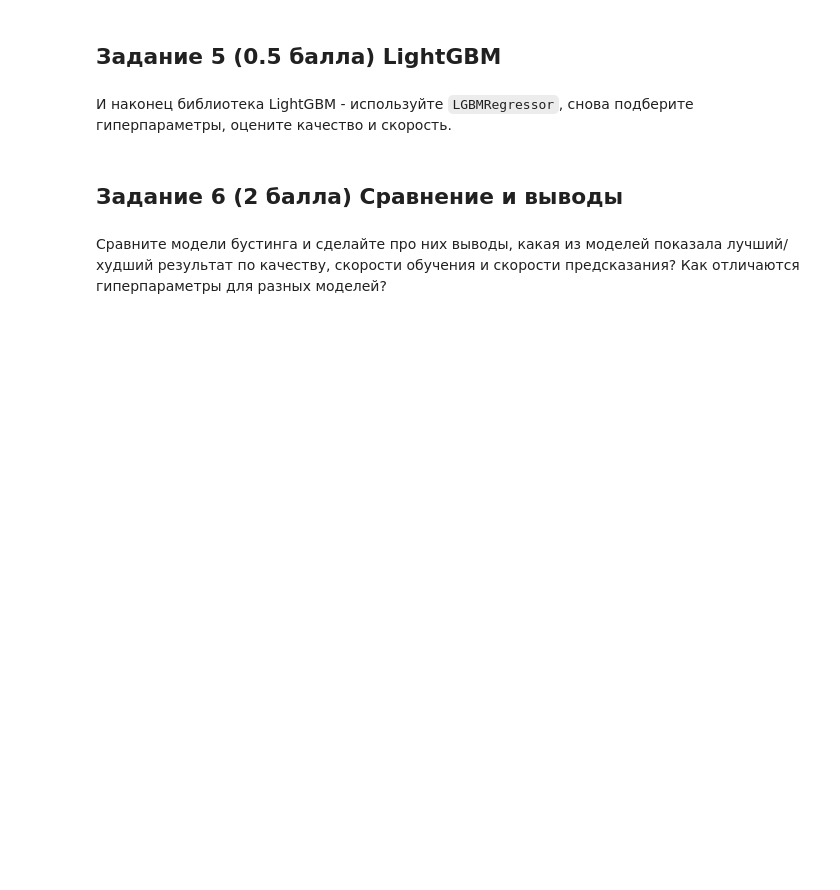
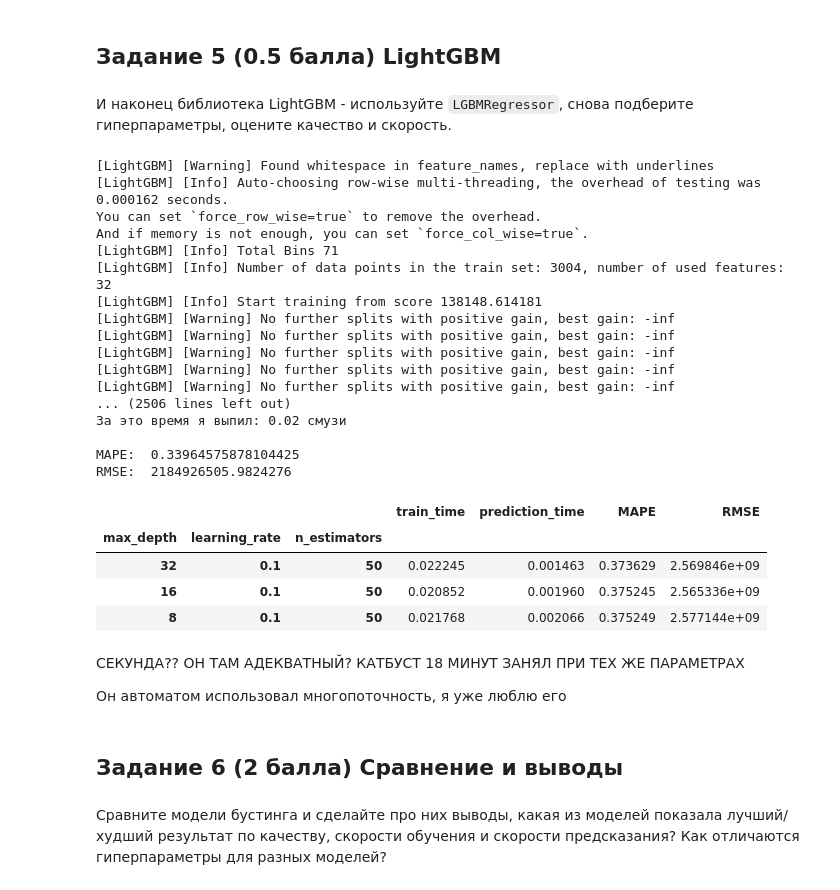
Before and after one commit to Bosbobos/IAD, a Jupyter notebook: MachineLeariningBasics/hw08_boosting_clustering/hw08_boosting_clustering.ipynb, the cells around one changed output. Saved outputs shown, nothing was run; the diff lists cells and outputs as text; code cells hidden in the pictures; blank space fills up the shorter version.

```diff
--- a/MachineLeariningBasics/hw08_boosting_clustering/hw08_boosting_clustering.ipynb
+++ b/MachineLeariningBasics/hw08_boosting_clustering/hw08_boosting_clustering.ipynb
@@ -330,12 +386,34 @@ from catboost import Pool
 # %%
 from lightgbm import LGBMRegressor
 
-'''
 params = {
-    'max_depth' : # -- YOUR CODE HERE -- ,
-    'learning_rate' : # -- YOUR CODE HERE -- ,
-    'n_estimators' : # -- YOUR CODE HERE -- ,
-    # -- YOUR CODE HERE --
+    'max_depth' : [2, 4, 8, 16, 32],
+    'learning_rate' : [0.1, 0.5],
+    'n_estimators' : [50, 100, 250],
 }
-
-# -- YOUR CODE HERE --'''
+df, overall_time = find_best_params_df(params, LGBMRegressor)
+evaluate_best_model(df, LGBMRegressor, overall_time)
+df.head(3)
+# %% [output]
+[LightGBM] [Warning] Found whitespace in feature_names, replace with underlines
+[LightGBM] [Info] Auto-choosing row-wise multi-threading, the overhead of testing was 0.000162 seconds.
+You can set `force_row_wise=true` to remove the overhead.
+And if memory is not enough, you can set `force_col_wise=true`.
+[LightGBM] [Info] Total Bins 71
+[LightGBM] [Info] Number of data points in the train set: 3004, number of used features: 32
+[LightGBM] [Info] Start training from score 138148.614181
+[LightGBM] [Warning] No further splits with positive gain, best gain: -inf
+[LightGBM] [Warning] No further splits with positive gain, best gain: -inf
+[LightGBM] [Warning] No further splits with positive gain, best gain: -inf
+[LightGBM] [Warning] No further splits with positive gain, best gain: -inf
+[LightGBM] [Warning] No further splits with positive gain, best gain: -inf
+... (2506 lines left out)
+За это время я выпил: 0.02 смузи
+
+MAPE:  0.33964575878104425
+RMSE:  2184926505.9824276
+|  |  |  | train_time | prediction_time | MAPE | RMSE |
+| max_depth | learning_rate | n_estimators |  |  |  |  |
+| 32 | 0.1 | 50 | 0.022245 | 0.001463 | 0.373629 | 2.569846e+09 |
+| 16 | 0.1 | 50 | 0.020852 | 0.001960 | 0.375245 | 2.565336e+09 |
+| 8 | 0.1 | 50 | 0.021768 | 0.002066 | 0.375249 | 2.577144e+09 |
@@ -347,3 +420,7 @@ print('RMSE: ', # -- YOUR CODE HERE -- )'''
+# %% [markdown]
+СЕКУНДА?? ОН ТАМ АДЕКВАТНЫЙ? КАТБУСТ 18 МИНУТ ЗАНЯЛ ПРИ ТЕХ ЖЕ ПАРАМЕТРАХ
+
+Он автоматом использовал многопоточность, я уже люблю его
 # %% [markdown]
 ## Задание 6 (2 балла) Сравнение и выводы
 # %% [markdown]
```
Also changed, not shown: parts of 21 cells of this notebook.
